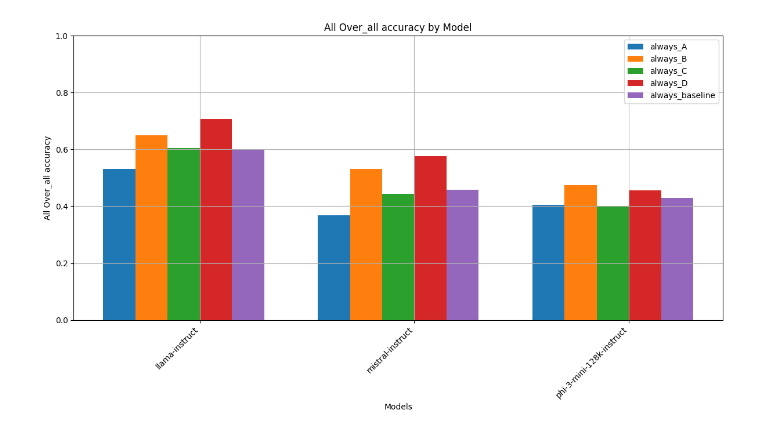
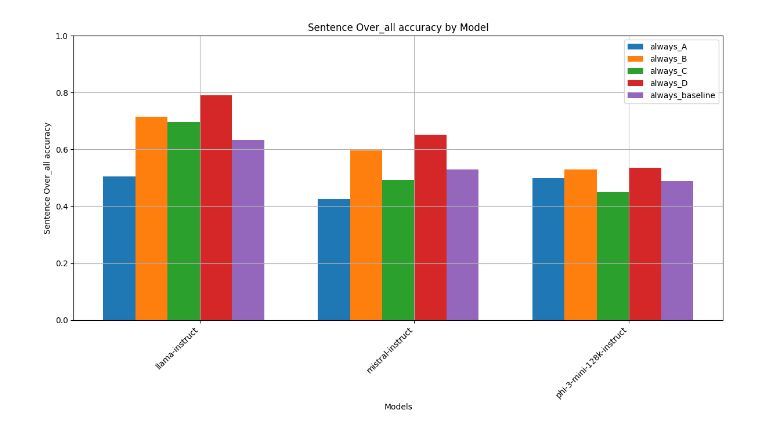
Before and after one commit to rangoiv/tar-projekt, a Jupyter notebook: results/always_X/graph.ipynb, the cells around one changed output. Drawn from its saved outputs; the diff is of its cells as text; code cells hidden in the pictures.

```diff
--- a/results/always_X/graph.ipynb
+++ b/results/always_X/graph.ipynb
@@ -108,20 +100,20 @@ Matplotlib is building the font cache; this may take a moment.
 # %%
 models = [
     "llama-instruct",
     "mistral-instruct",
     "phi-3-mini-128k-instruct"
 ]
 
 accuracy_type = 'over_all accuracy'
 accuracy_type = 'original_accuracy'
 accuracy_type = 'semantic_accuracy'
 accuracy_type = 'context_accuracy'
 
 # plot_accuracies(models, accuracy_group="wordplay", accuracy_type=accuracy_type)
 # plot_accuracies(models, accuracy_group="sentence", accuracy_type=accuracy_type)
 # plot_accuracies(models, accuracy_group="all", accuracy_type='over_all accuracy')
 # plot_accuracies(models, accuracy_group="all", accuracy_type='context_accuracy')
-plot_accuracies(models, accuracy_group="wordplay", accuracy_type='over_all accuracy', skip_spec=True)
-# plot_accuracies(models, accuracy_group="sentence", accuracy_type='over_all accuracy', skip_spec=False)
+# plot_accuracies(models, accuracy_group="wordplay", accuracy_type='over_all accuracy', skip_spec=True)
+plot_accuracies(models, accuracy_group="sentence", accuracy_type='over_all accuracy', skip_spec=False)
 # %% [output]
-[figure, old version]
+[figure, new version]
```
Also changed, not shown: parts of 2 cells of this notebook, 8 other files.
